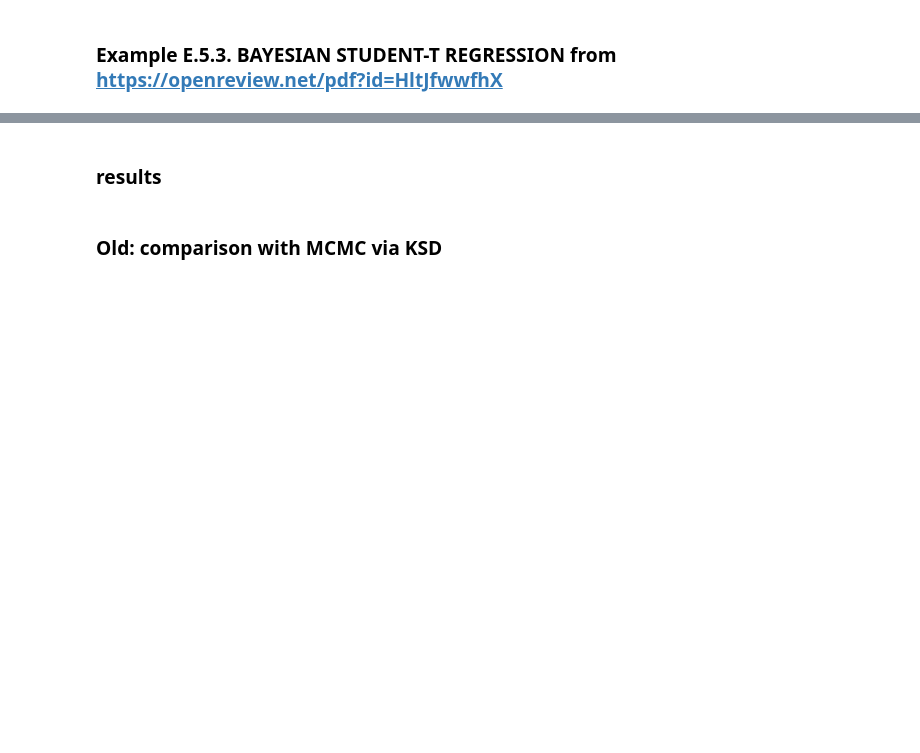
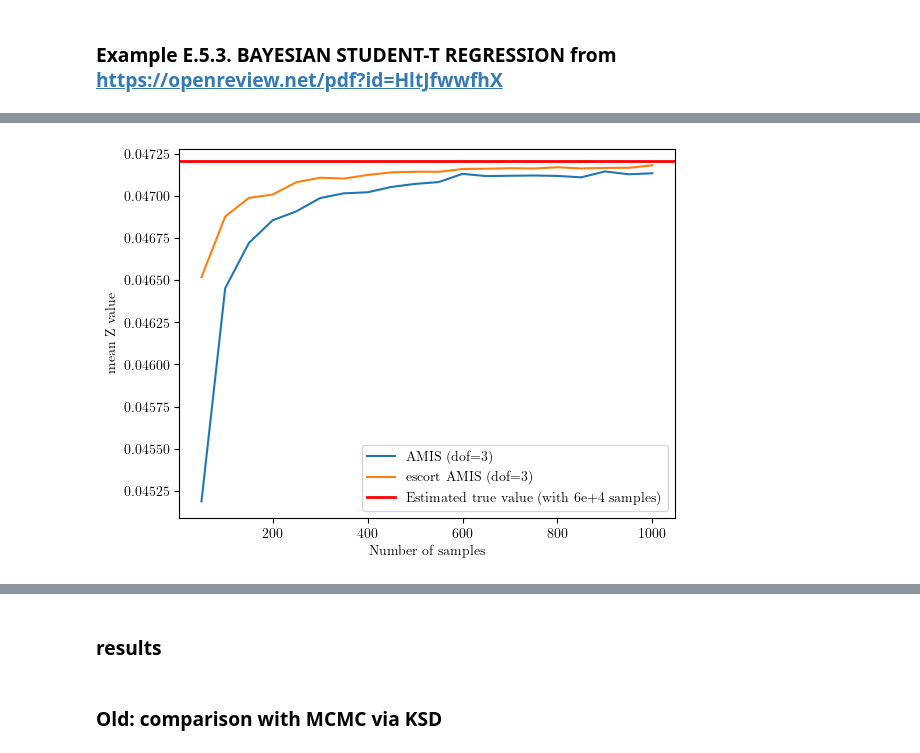
Before and after one commit to nicola144/ais-heavy-tails, a Jupyter notebook: student-regression-realdata.ipynb, the cells around one changed output, grey strips where cells are left out. Cells and saved outputs as stored; diff of their text form; code cells hidden in the pictures; blank space fills up the shorter version.

```diff
--- a/student-regression-realdata.ipynb
+++ b/student-regression-realdata.ipynb
@@ -182 +303,23 @@ mcmc_samples_array = np.vstack(list(mcmc_samples.values())).T
+# %%
+sorted_numsamples_baseline = sorted(list(map(int, results_baseline['25meanZbaseline.npy'].keys())))
+sorted_numsamples_baseline_str = [str(num) for num in sorted_numsamples_baseline]
+# Step 2: Iterate through the sorted keys and get the corresponding values
+sorted_values_baseline = [ results_baseline['25meanZbaseline.npy'][key] for key in sorted_numsamples_baseline_str]
+
+sorted_numsamples_ours = sorted(list(map(int, results_our_fixed_dof['25meanZ.npy'].keys())))
+sorted_numsamples_ours_str = [str(num) for num in sorted_numsamples_ours]
+# Step 2: Iterate through the sorted keys and get the corresponding values
+sorted_values_ours = [ results_our_fixed_dof['25meanZ.npy'][key] for key in sorted_numsamples_ours_str]
+
+
+plt.plot(sorted_numsamples_baseline[:len(sorted_numsamples_baseline) -  3],  sorted_values_baseline[:len(sorted_numsamples_baseline) -  3], label='AMIS (dof=3)')
+plt.plot(sorted_numsamples_ours[:len(sorted_numsamples_ours) -  3],  sorted_values_ours[:len(sorted_numsamples_ours) -  3], label='escort AMIS  (dof=3)')
+plt.axhline(y=sorted_values_ours[-1], color='r', linestyle='solid', lw=2, label='Estimated true value (with 6e+4 samples)')
+
+plt.xlabel('Number of samples')
+plt.ylabel('mean Z value')
+plt.legend()
+plt.savefig('./results/creatinine_meanZ_estimation.pdf')
+# %% [output]
+[figure, added]
 # %%
```
Also changed, not shown: parts of 12 cells of this notebook, 3 other files.
